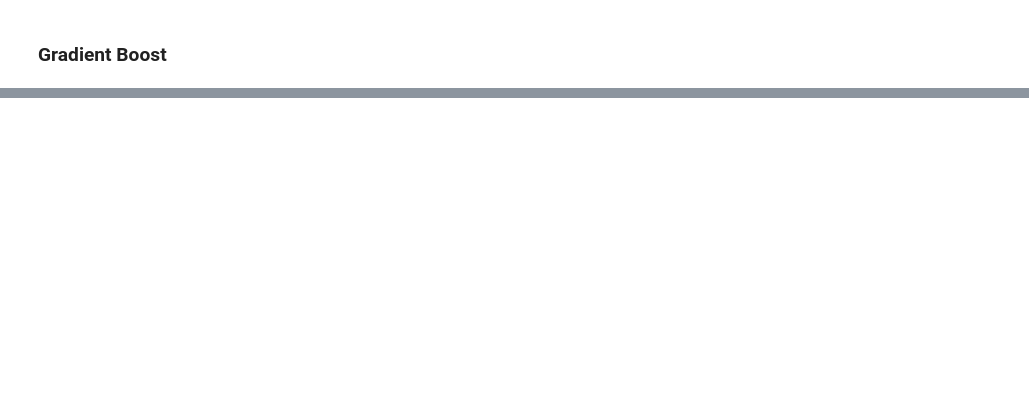
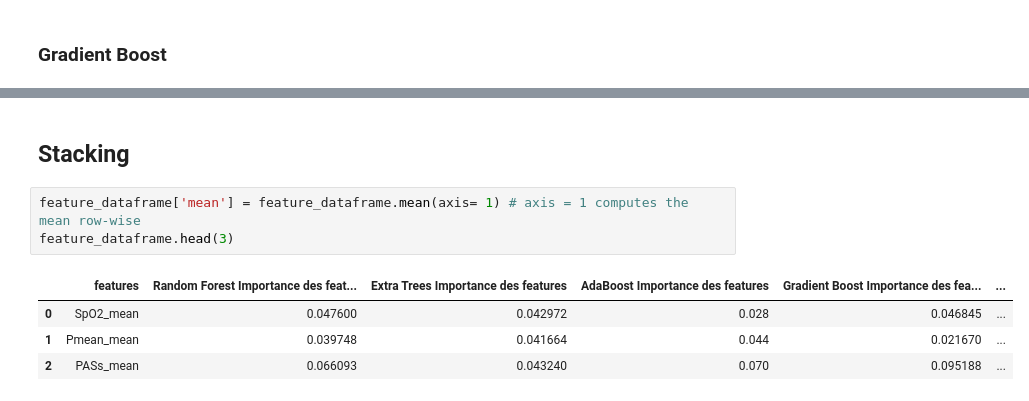
Before and after one commit to dataforgoodfr/batch_5_transplant, a Jupyter notebook: notebooks/Modeling - Comparing Machine Learning Methods .ipynb, the cells around one changed output, grey strips where cells are left out. Drawn from its saved outputs; the diff is of its cells as text; blank space fills up the shorter version.

Commit message:
Début stacking , learningset peut poser problème

```diff
--- a/notebooks/Modeling - Comparing Machine Learning Methods .ipynb
+++ b/notebooks/Modeling - Comparing Machine Learning Methods .ipynb
@@ -609,3 +626,13 @@ fig = go.Figure(data=data, layout=layout)
 py.iplot(fig, filename='scatter2010')
 # %% [output]
 [interactive output not drawn]
+# %% [markdown]
+## Stacking
+# %%
+feature_dataframe['mean'] = feature_dataframe.mean(axis= 1) # axis = 1 computes the mean row-wise
+feature_dataframe.head(3)
+# %% [output]
+|  | features | Random Forest Importance des feat... | Extra Trees Importance des features | AdaBoost Importance des features | Gradient Boost Importance des fea... | ... |
+| 0 | SpO2_mean | 0.047600 | 0.042972 | 0.028 | 0.046845 | ... |
+| 1 | Pmean_mean | 0.039748 | 0.041664 | 0.044 | 0.021670 | ... |
+| 2 | PASs_mean | 0.066093 | 0.043240 | 0.070 | 0.095188 | ... |
```
Also changed, not shown: parts of 32 cells of this notebook, 2 other files.
